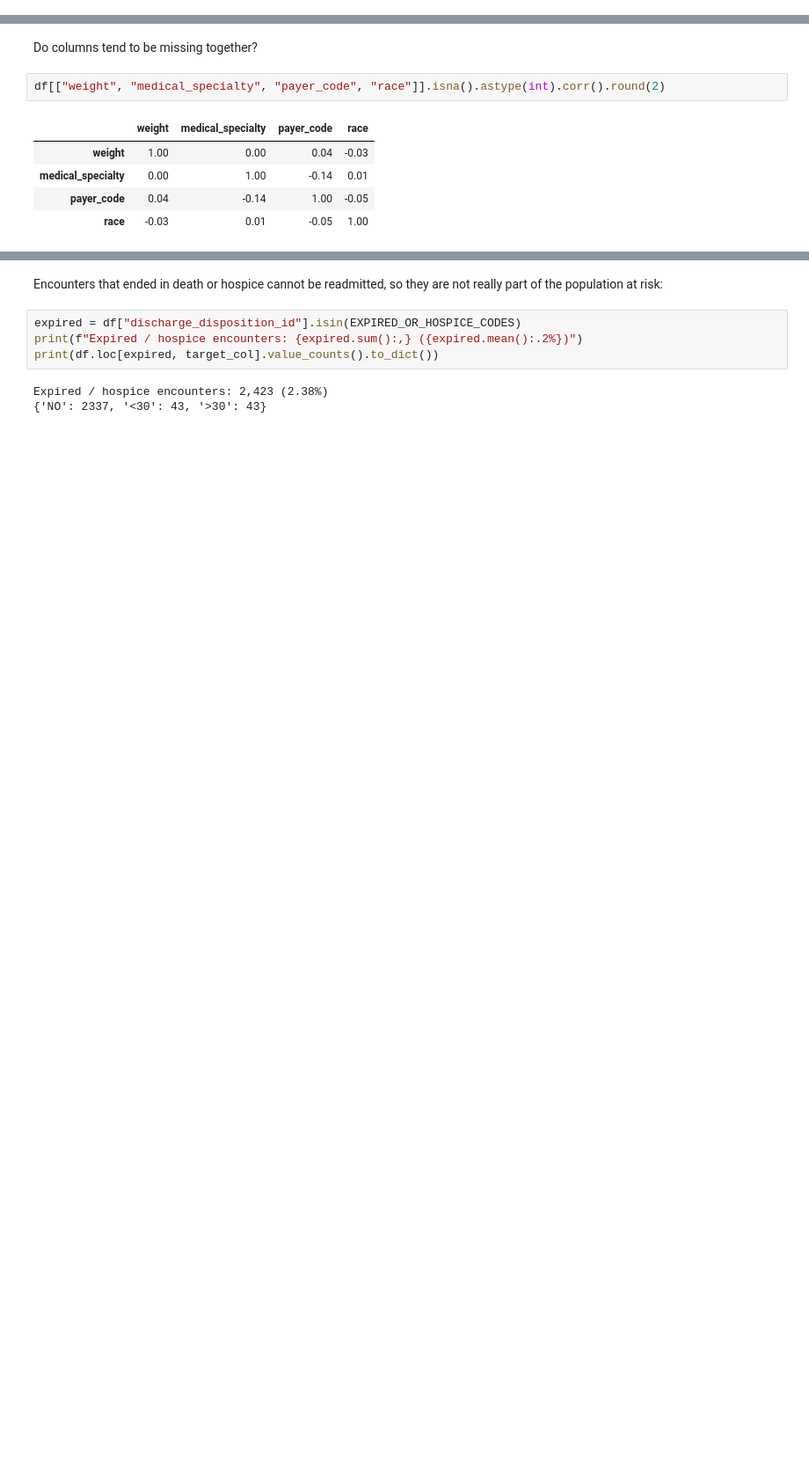
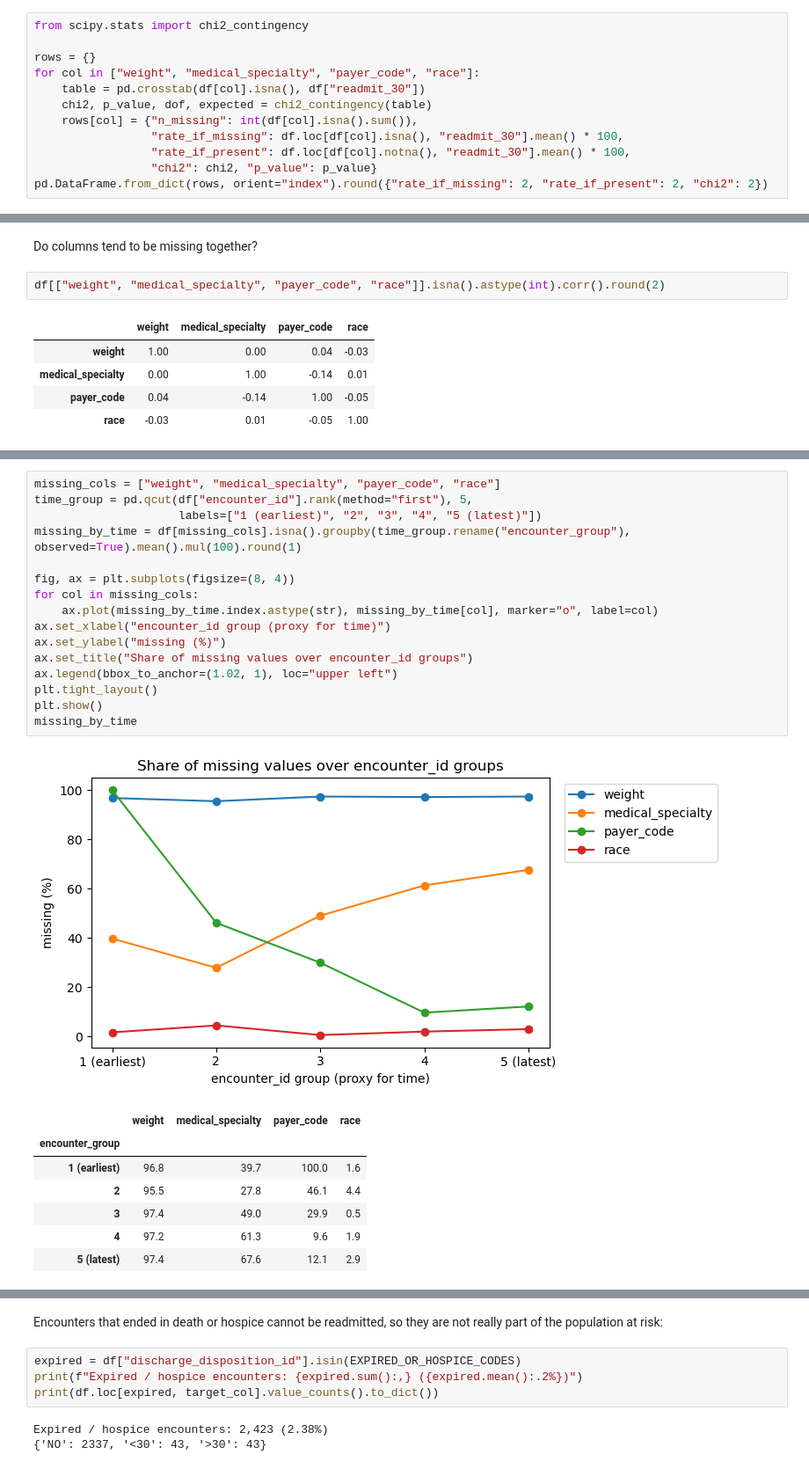
Before and after one commit to Phat-1233/Project_LTKHDL, a Jupyter notebook: notebooks/01_collection_exploration.ipynb, the cells around one changed output, grey strips where cells are left out. Shown at 88% size. Cells and saved outputs as stored; diff of their text form; blank space fills up the shorter version.

```diff
--- a/notebooks/01_collection_exploration.ipynb
+++ b/notebooks/01_collection_exploration.ipynb
@@ -560,0 +563,12 @@ pd.DataFrame(rows).T.round(2)
+# %%
+from scipy.stats import chi2_contingency
+
+rows = {}
+for col in ["weight", "medical_specialty", "payer_code", "race"]:
+    table = pd.crosstab(df[col].isna(), df["readmit_30"])
+    chi2, p_value, dof, expected = chi2_contingency(table)
+    rows[col] = {"n_missing": int(df[col].isna().sum()),
+                 "rate_if_missing": df.loc[df[col].isna(), "readmit_30"].mean() * 100,
+                 "rate_if_present": df.loc[df[col].notna(), "readmit_30"].mean() * 100,
+                 "chi2": chi2, "p_value": p_value}
+pd.DataFrame.from_dict(rows, orient="index").round({"rate_if_missing": 2, "rate_if_present": 2, "chi2": 2})
@@ -570,0 +593,25 @@ df[["weight", "medical_specialty", "payer_code", "race"]].isna().astype(int).cor
+# %%
+missing_cols = ["weight", "medical_specialty", "payer_code", "race"]
+time_group = pd.qcut(df["encounter_id"].rank(method="first"), 5,
+                     labels=["1 (earliest)", "2", "3", "4", "5 (latest)"])
+missing_by_time = df[missing_cols].isna().groupby(time_group.rename("encounter_group"), observed=True).mean().mul(100).round(1)
+
+fig, ax = plt.subplots(figsize=(8, 4))
+for col in missing_cols:
+    ax.plot(missing_by_time.index.astype(str), missing_by_time[col], marker="o", label=col)
+ax.set_xlabel("encounter_id group (proxy for time)")
+ax.set_ylabel("missing (%)")
+ax.set_title("Share of missing values over encounter_id groups")
+ax.legend(bbox_to_anchor=(1.02, 1), loc="upper left")
+plt.tight_layout()
+plt.show()
+missing_by_time
+# %% [output]
+[figure, added]
+|  | weight | medical_specialty | payer_code | race |
+| encounter_group |  |  |  |  |
+| 1 (earliest) | 96.8 | 39.7 | 100.0 | 1.6 |
+| 2 | 95.5 | 27.8 | 46.1 | 4.4 |
+| 3 | 97.4 | 49.0 | 29.9 | 0.5 |
+| 4 | 97.2 | 61.3 | 9.6 | 1.9 |
+| 5 (latest) | 97.4 | 67.6 | 12.1 | 2.9 |
```
Also changed, not shown: parts of 20 cells of this notebook, 1 other file.
